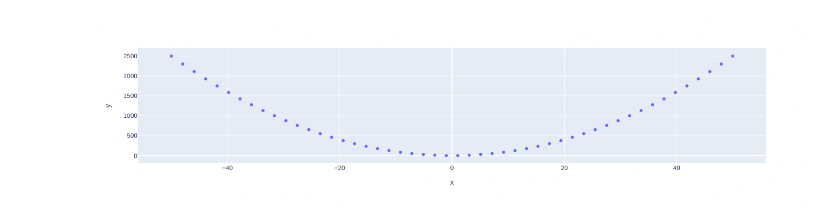
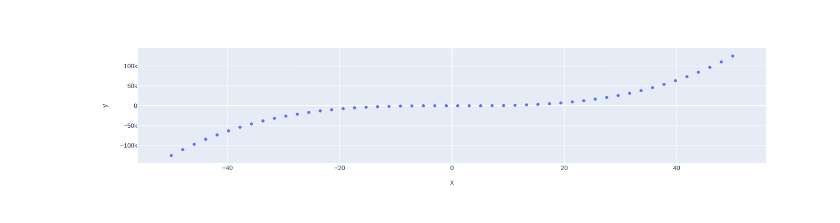
Before and after one commit to rh-tcloud/my-notebooks-repo, a Jupyter notebook: experiment1.ipynb, the cells around one changed output. Cells and saved outputs as stored; diff of their text form; code cells hidden in the pictures.

```diff
--- a/experiment1.ipynb
+++ b/experiment1.ipynb
@@ -6,7 +6,7 @@ import plotly.express as px
 x = np.linspace(start=-50, stop=50)
 
 # y-axis data points
-y = x ** 2
+y = x ** 3
 
 # define the plot
 fig = px.scatter(x=x, y=y)
@@ -17 +16 @@ fig.show()
-[figure, old version]
+[figure, new version]
```
Also changed, not shown: parts of 1 cell of this notebook.
